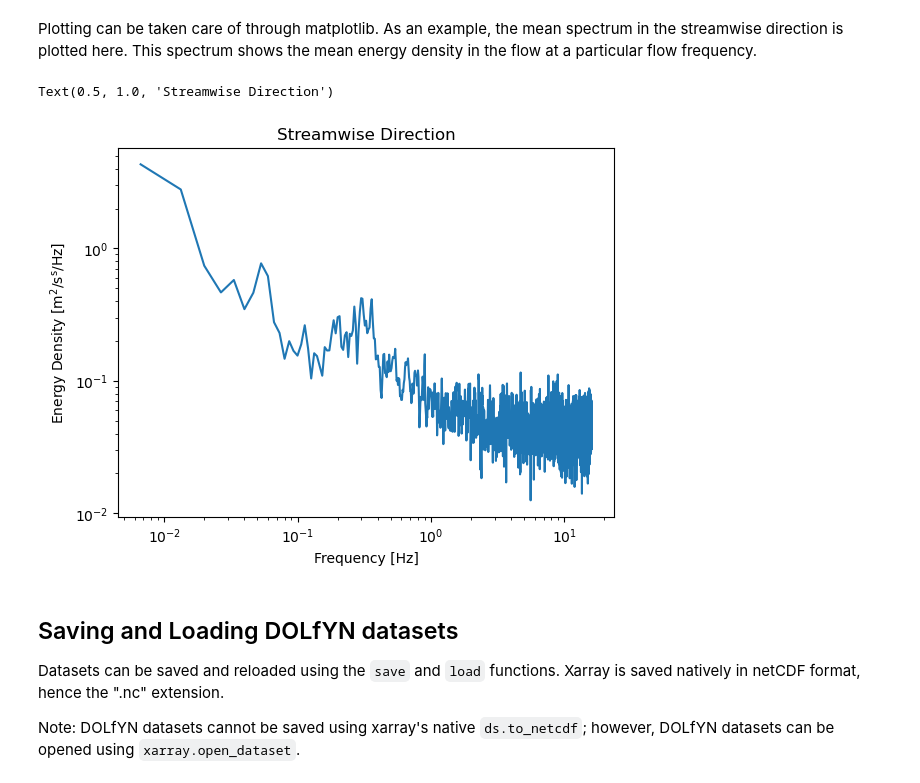
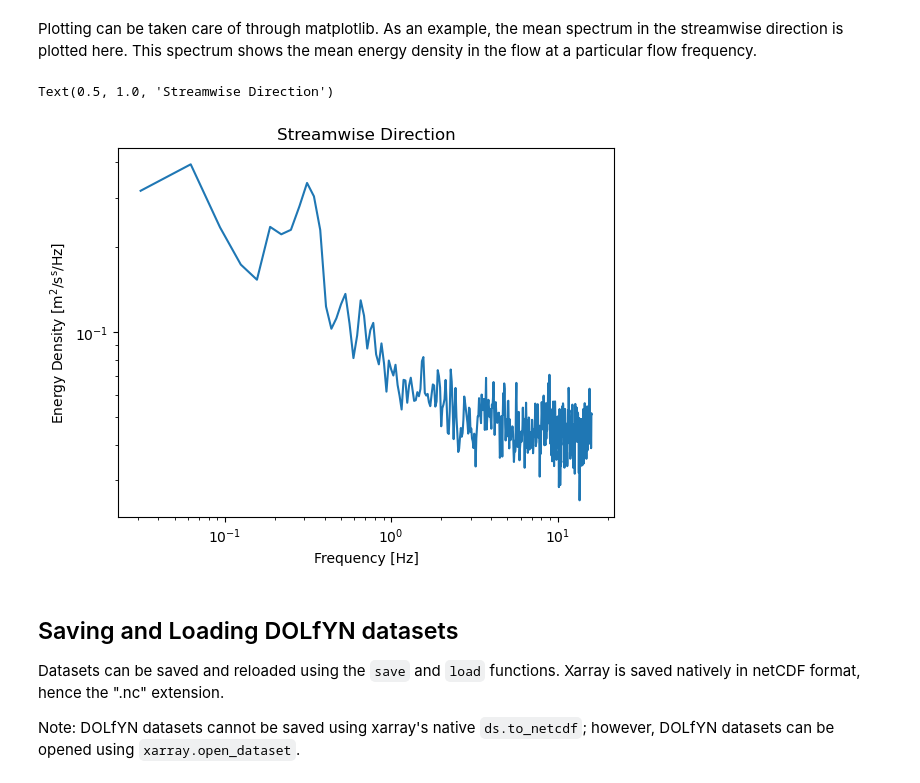
Before and after one commit to lkilcher/dolfyn, a Jupyter notebook: docs/ADV_Example.ipynb, the cells around one changed output. Saved outputs shown, nothing was run; the diff lists cells and outputs as text; code cells hidden in the pictures.

```diff
--- a/docs/ADV_Example.ipynb
+++ b/docs/ADV_Example.ipynb
@@ -130,10 +130,12 @@ Function inputs shown here are the dataset itself; "n_bin", the number of elemen
 
 All of the variables in the returned dataset have been bin-averaged, where each average is computed using the number of elements specified in "n_bins". Additional variables in this dataset include the turbulent kinetic energy (TKE) vector ("ds_binned.tke_vec"), the Reynold's stresses ("ds_binned.stress"), and the power spectral densities ("ds_binned.psd"), calculated for each bin.
 # %%
-binner = api.ADVBinner(n_bin=ds.fs*600, fs=ds.fs, n_fft=ds.fs*150)
-ds_binned = binner(ds, freq_units="Hz")
+# Option 1 (standard)
+binner = api.ADVBinner(n_bin=ds.fs*600, fs=ds.fs, n_fft=1024)
+ds_binned = binner.do_avg(ds)
 
-ds_binned = api.calc_turbulence(ds, n_bin=ds.fs*600, fs=ds.fs, n_fft=ds.fs*150, freq_units="Hz")
+# Option 2 (simple)
+# ds_binned = api.calc_turbulence(ds, n_bin=ds.fs*600, fs=ds.fs, n_fft=1024, freq_units="Hz")
 # %% [markdown]
 The benefit to using `ADVBinner` is that one has access to all of the velocity and turbulence analysis functions that DOLfYN contains. If basic analysis will suffice, the `calc_turbulence` function is the most convienent. Either option can still utilize DOLfYN's shortcuts.
 
@@ -154,8 +156,13 @@ For instance,
 # Calculate the variance of each variable in the dataset and add to the averaged dataset
 ds_binned = binner.do_var(ds, out_ds=ds_binned)
 
+# Calculate the power spectral density
+ds_binned['auto_spectra'] = binner.calc_psd(ds['vel'], freq_units='Hz')
+# Calculate dissipation rate from isotropic turbulence cascade
+ds_binned['dissipation'] = binner.calc_epsilon_LT83(ds_binned['auto_spectra'], ds_binned.velds.U_mag, freq_range=[0.5, 1])
+
 # Calculate the cross power spectral density
-ds_binned['csd'] = binner.calc_csd(ds['vel'], freq_units='Hz', n_fft_coh=ds.fs*150)
+ds_binned['cross_spectra'] = binner.calc_csd(ds['vel'], freq_units='Hz', n_fft_coh=1024)
 
 # Calculated the turbulence intensity (requires a binned dataset)
 ds_binned['TI'] = ds_binned.velds.I
@@ -164,15 +171,15 @@ Plotting can be taken care of through matplotlib. As an example, the mean spectr
 # %%
 import matplotlib.pyplot as plt
 %matplotlib inline
 
 plt.figure()
-plt.loglog(ds_binned['freq'], ds_binned['psd'].sel(S='Sxx').mean(dim='time'))
+plt.loglog(ds_binned['freq'], ds_binned['auto_spectra'].sel(S='Sxx').mean(dim='time'))
 plt.xlabel('Frequency [Hz]')
 plt.ylabel('Energy Density $\mathrm{[m^2/s^s/Hz]}$')
 plt.title('Streamwise Direction')
 # %% [output]
 Text(0.5, 1.0, 'Streamwise Direction')
-[figure, old version]
+[figure, new version]
 # %% [markdown]
 ## Saving and Loading DOLfYN datasets
 Datasets can be saved and reloaded using the `save` and `load` functions. Xarray is saved natively in netCDF format, hence the ".nc" extension.
```
Also changed, not shown: 2 other files.
